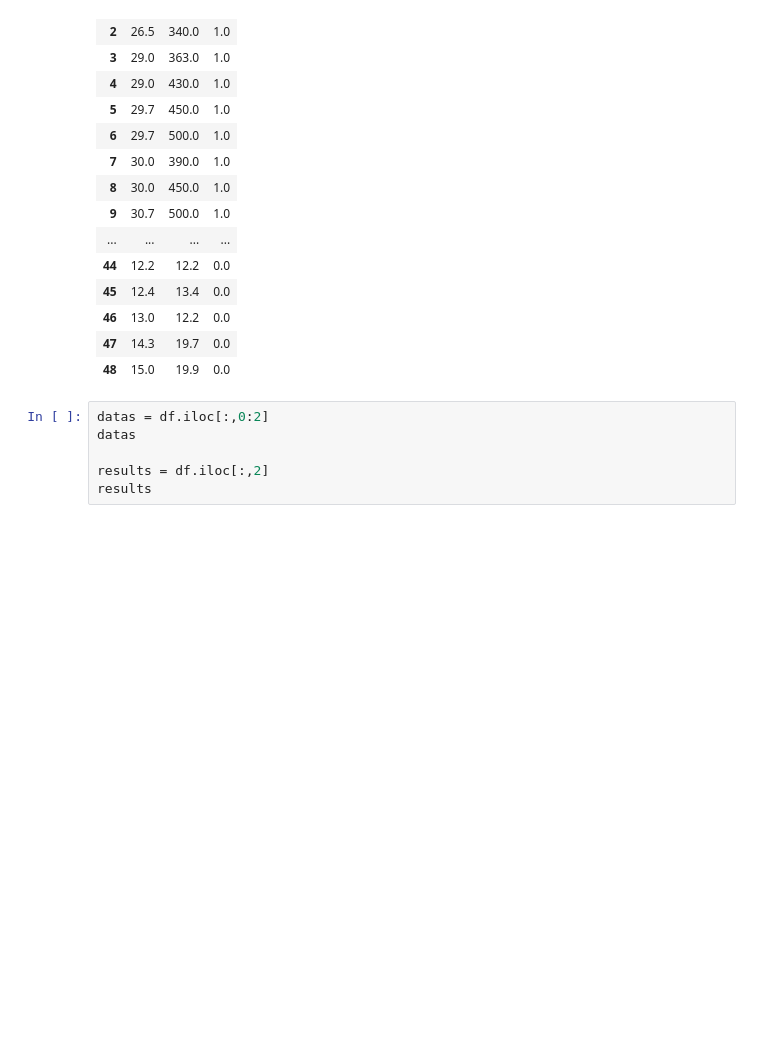
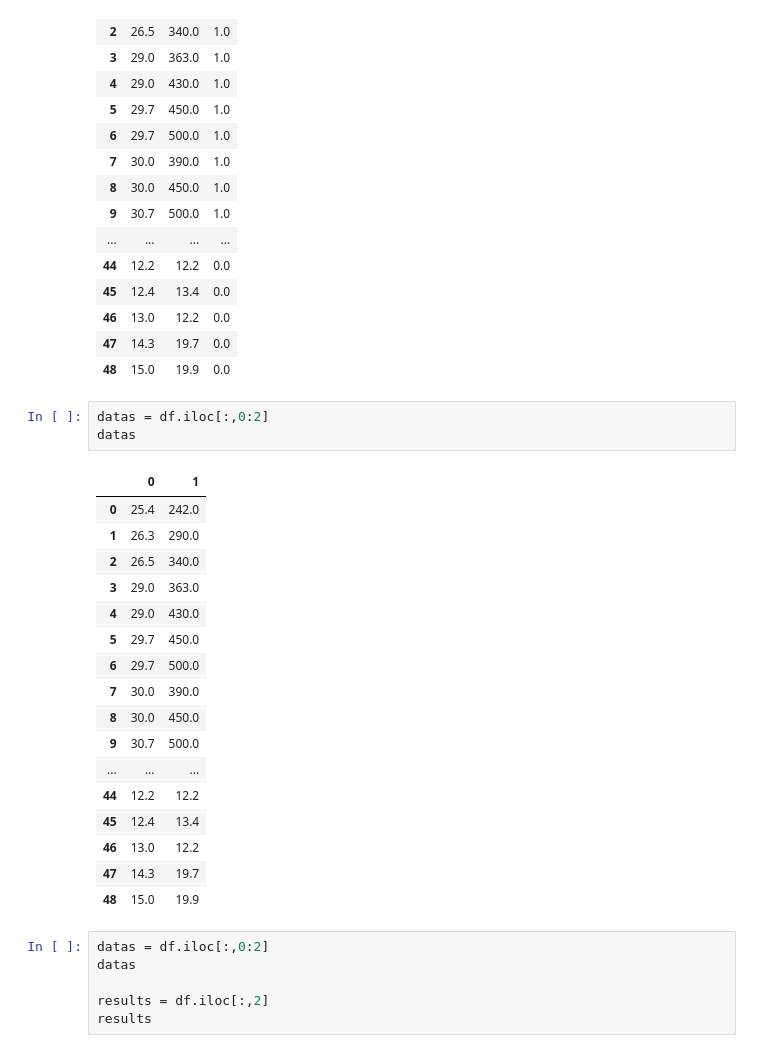
Before and after one commit to studypython99/Medical-1, a Jupyter notebook: m0520/m0520_02_T표준점수.ipynb, the cells around one changed output. Drawn from its saved outputs; the diff is of its cells as text; blank space fills up the shorter version.

```diff
--- a/m0520/m0520_02_T표준점수.ipynb
+++ b/m0520/m0520_02_T표준점수.ipynb
@@ -50,6 +50,27 @@ df
 | 46 | 13.0 | 12.2 | 0.0 |
 | 47 | 14.3 | 19.7 | 0.0 |
 | 48 | 15.0 | 19.9 | 0.0 |
+# %%
+datas = df.iloc[:,0:2]
+datas
+# %% [output]
+|  | 0 | 1 |
+| 0 | 25.4 | 242.0 |
+| 1 | 26.3 | 290.0 |
+| 2 | 26.5 | 340.0 |
+| 3 | 29.0 | 363.0 |
+| 4 | 29.0 | 430.0 |
+| 5 | 29.7 | 450.0 |
+| 6 | 29.7 | 500.0 |
+| 7 | 30.0 | 390.0 |
+| 8 | 30.0 | 450.0 |
+| 9 | 30.7 | 500.0 |
+| ... | ... | ... |
+| 44 | 12.2 | 12.2 |
+| 45 | 12.4 | 13.4 |
+| 46 | 13.0 | 12.2 |
+| 47 | 14.3 | 19.7 |
+| 48 | 15.0 | 19.9 |
 # %%
 datas = df.iloc[:,0:2]
 datas
```
Also changed, not shown: parts of 14 cells of this notebook.
